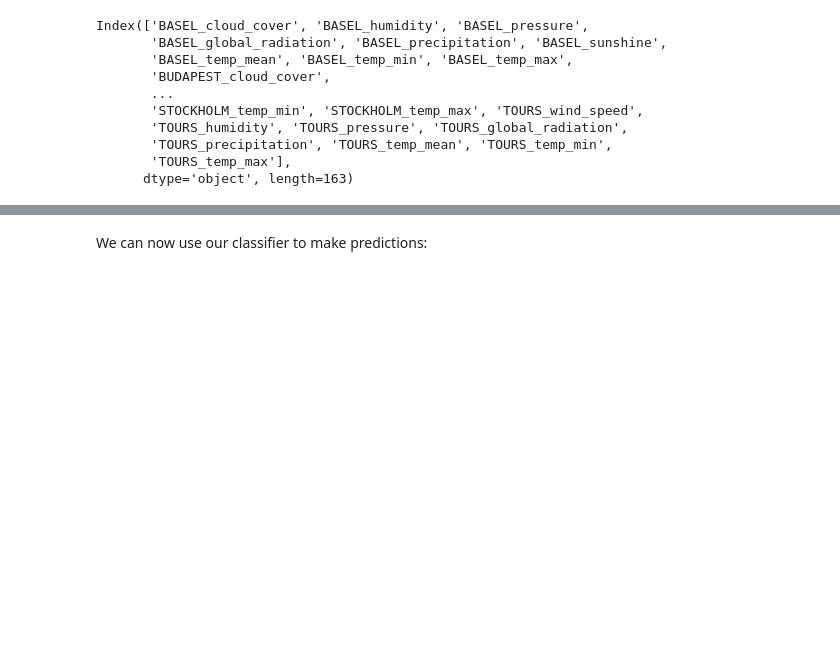
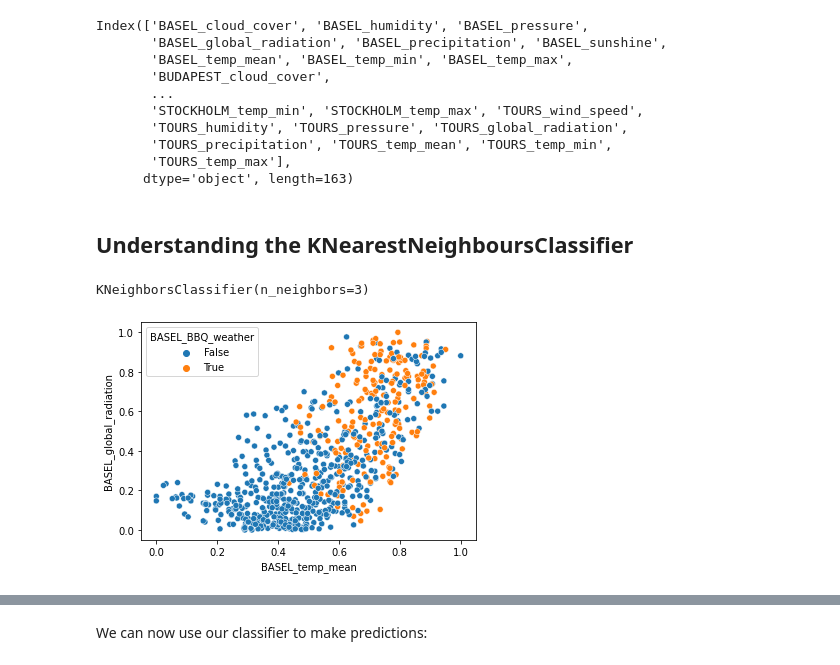
Before and after one commit to esciencecenter-digital-skills/SICSS-odissei-machine-learning, a Jupyter notebook: notebooks/3-Model-pipeline.ipynb, the cells around one changed output, grey strips where cells are left out. Cells and saved outputs as stored; diff of their text form; code cells hidden in the pictures; blank space fills up the shorter version.

```diff
--- a/notebooks/3-Model-pipeline.ipynb
+++ b/notebooks/3-Model-pipeline.ipynb
@@ -24,3 +24,5 @@ Index(['BASEL_cloud_cover', 'BASEL_humidity', 'BASEL_pressure',
 # %%
 X = weather_train_scaled[features]
 y = weather_train_scaled['BASEL_BBQ_weather']
+# %% [markdown]
+## Understanding the KNearestNeighboursClassifier
@@ -26,0 +31,19 @@ y = weather_train_scaled['BASEL_BBQ_weather']
+# %%
+# First we define the model and its parameters,
+classifier = KNeighborsClassifier(n_neighbors=3) # we look at 3 nearest neihbours, see intuition below
+# Now we train it on the data
+classifier.fit(X, y)
+# %% [output]
+KNeighborsClassifier(n_neighbors=3)
+# %%
+# We want to create a plot to get an intuition for how KNearestNeighboursClassifier works
+# Let's plot two features against each other (I picked these based on the pairplot from yesterday).
+# Let's add colourcoding for the different labels
+import seaborn as sns
+_ = sns.scatterplot(data=weather_train_scaled,
+                    x='BASEL_temp_mean',
+                    y='BASEL_global_radiation',
+                    hue='BASEL_BBQ_weather'
+                    )
+# %% [output]
+[figure, added]
```
Also changed, not shown: parts of 12 cells of this notebook.
